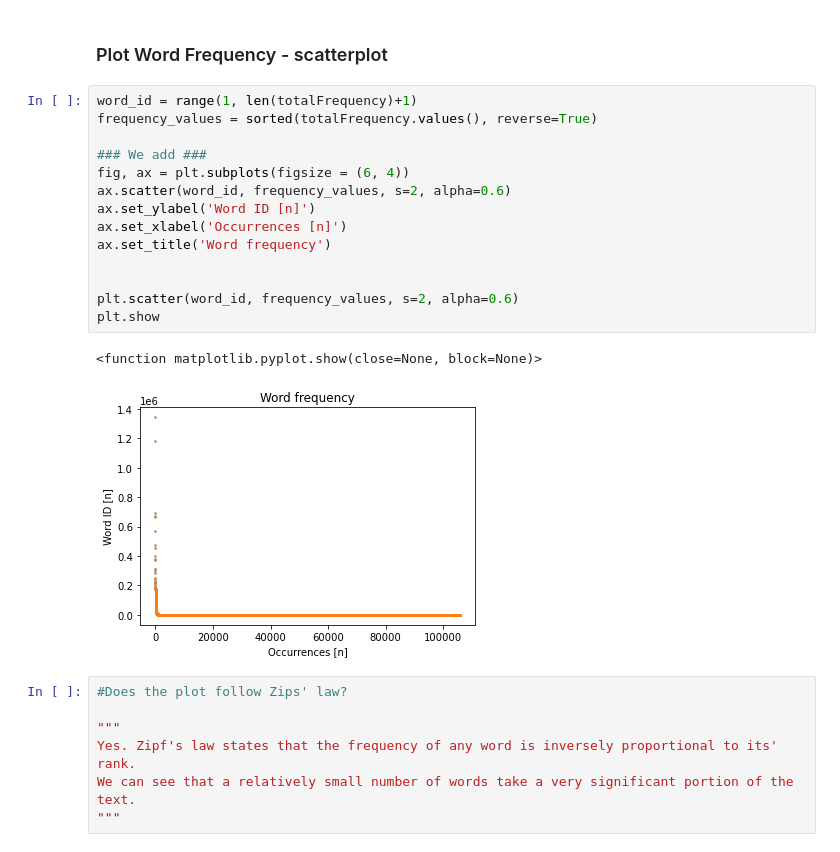
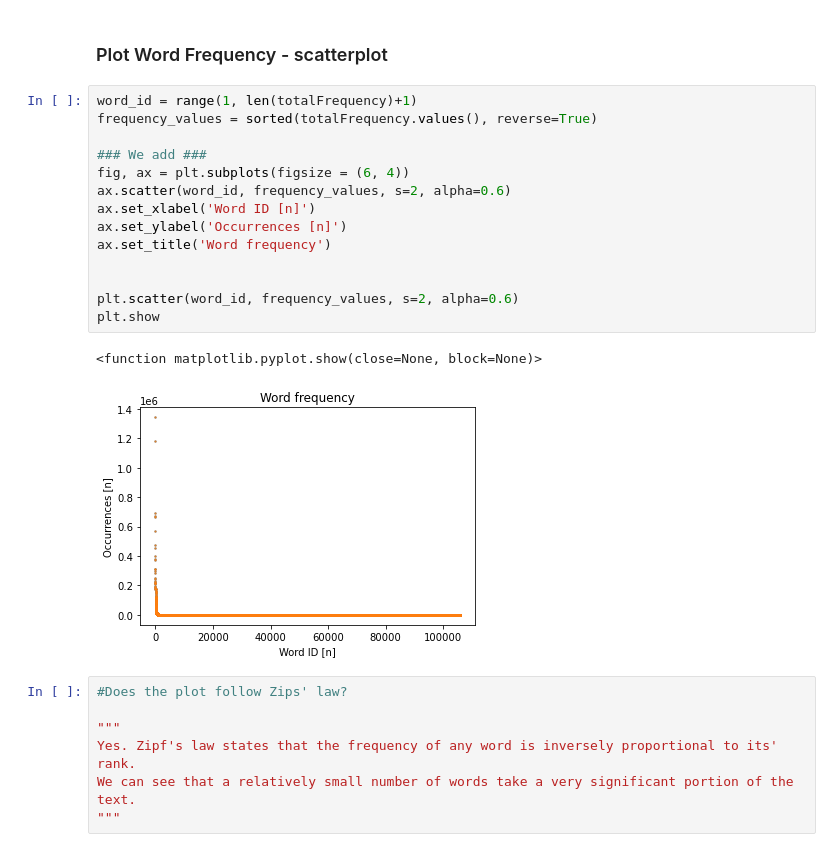
Before and after one commit to omeryefet/Data-Retrieval-Recommendation-System, a Jupyter notebook: HW1.ipynb, the cells around one changed output. Saved outputs shown, nothing was run; the diff lists cells and outputs as text.

```diff
--- a/HW1.ipynb
+++ b/HW1.ipynb
@@ -549,20 +549,20 @@ print(top_5_frequant_words)
 # %%
 word_id = range(1, len(totalFrequency)+1)
 frequency_values = sorted(totalFrequency.values(), reverse=True)
 
 ### We add ###
 fig, ax = plt.subplots(figsize = (6, 4))
 ax.scatter(word_id, frequency_values, s=2, alpha=0.6)
-ax.set_ylabel('Word ID [n]')
-ax.set_xlabel('Occurrences [n]')
+ax.set_xlabel('Word ID [n]')
+ax.set_ylabel('Occurrences [n]')
 ax.set_title('Word frequency')
 
 
 plt.scatter(word_id, frequency_values, s=2, alpha=0.6)
 plt.show
 # %% [output]
 <function matplotlib.pyplot.show(close=None, block=None)>
-[figure, old version]
+[figure, new version]
 # %%
 #Does the plot follow Zips' law?
 
```
Also changed, not shown: parts of 2 cells of this notebook.
